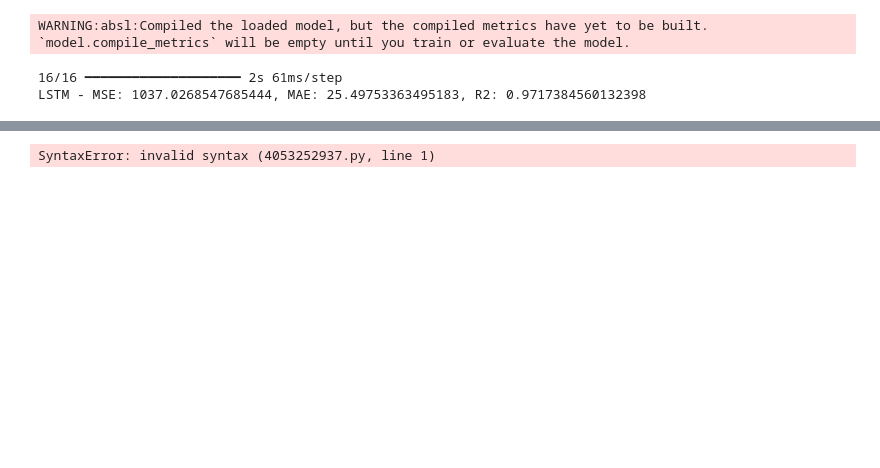
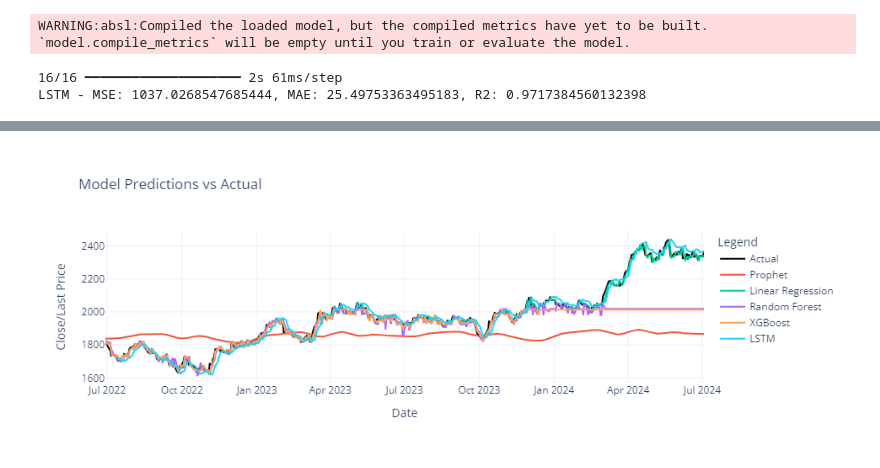
Before and after one commit to Vaquita-AI/Gold-Price-Prediction, a Jupyter notebook: Main.ipynb, the cells around one changed output, grey strips where cells are left out. Saved outputs shown, nothing was run; the diff lists cells and outputs as text; code cells hidden in the pictures; blank space fills up the shorter version.

```diff
--- a/Main.ipynb
+++ b/Main.ipynb
@@ -1248,4 +853,33 @@ update_plot(None)
-# %%
-jupyter nbextension enable --py widgetsnbextension --sys-prefix
-# %% [output]
-SyntaxError: invalid syntax (4053252937.py, line 1)
+# %%
+import plotly.graph_objects as go
+
+# Plotting function using Plotly
+def plot_predictions(test, predictions):
+    fig = go.Figure()
+
+    # Add actual values
+    fig.add_trace(go.Scatter(x=test.index, y=test.values, mode='lines', name='Actual', line=dict(color='black')))
+
+    # Add predictions for each model
+    for model_name, y_pred in predictions.items():
+        if len(y_pred) < len(test):
+            x_values = test.index[-len(y_pred):]
+        else:
+            x_values = test.index
+        fig.add_trace(go.Scatter(x=x_values, y=y_pred.flatten(), mode='lines', name=model_name))
+
+    # Update layout
+    fig.update_layout(
+        title='Model Predictions vs Actual',
+        xaxis_title='Date',
+        yaxis_title='Close/Last Price',
+        legend_title='Legend',
+        template='plotly_white'
+    )
+
+    fig.show()
+
+# Plot predictions
+plot_predictions(test['Close/Last'], predictions)
+# %% [output]
+[figure, added]
```
Also changed, not shown: parts of 25 cells of this notebook.
